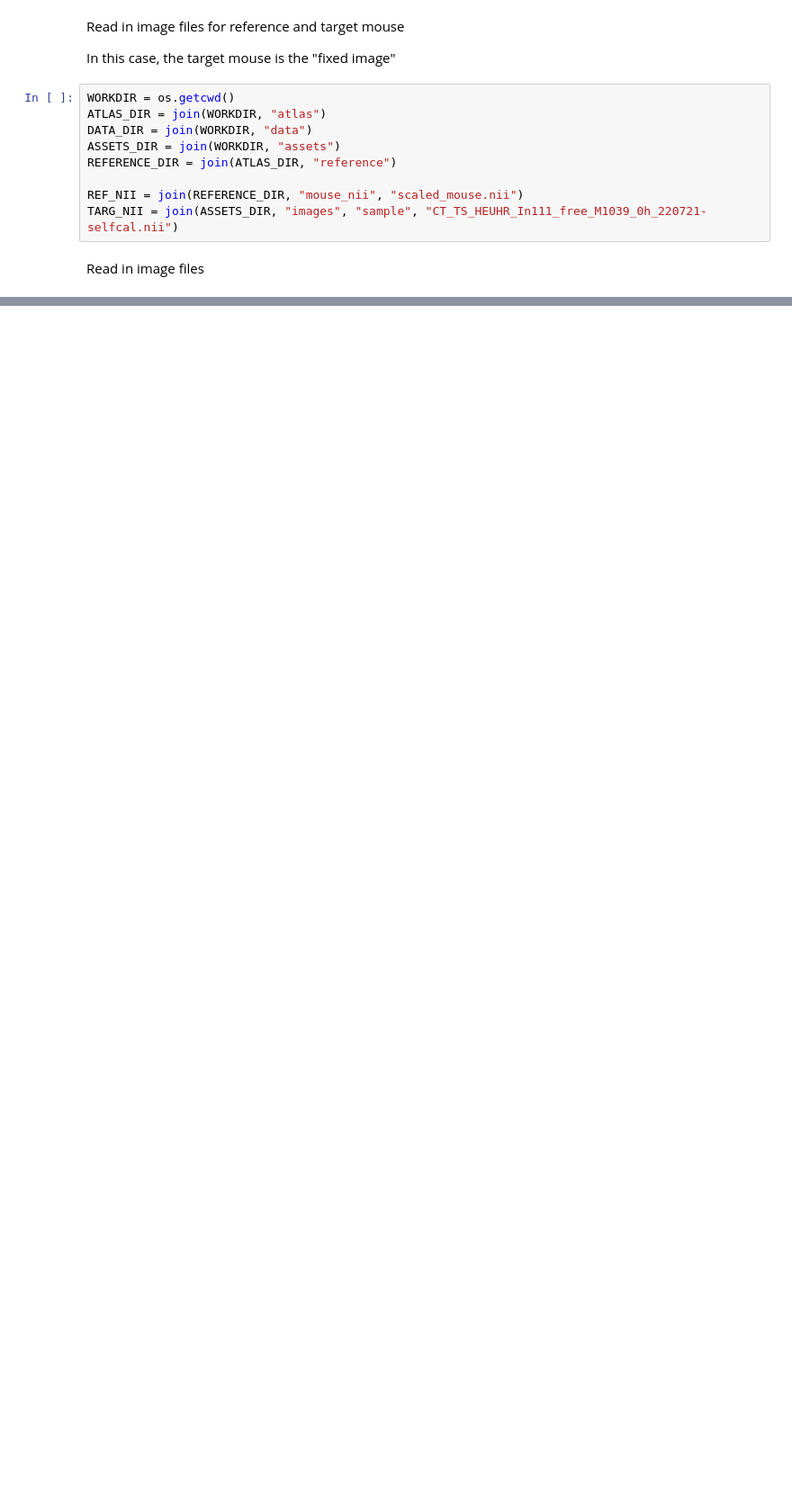
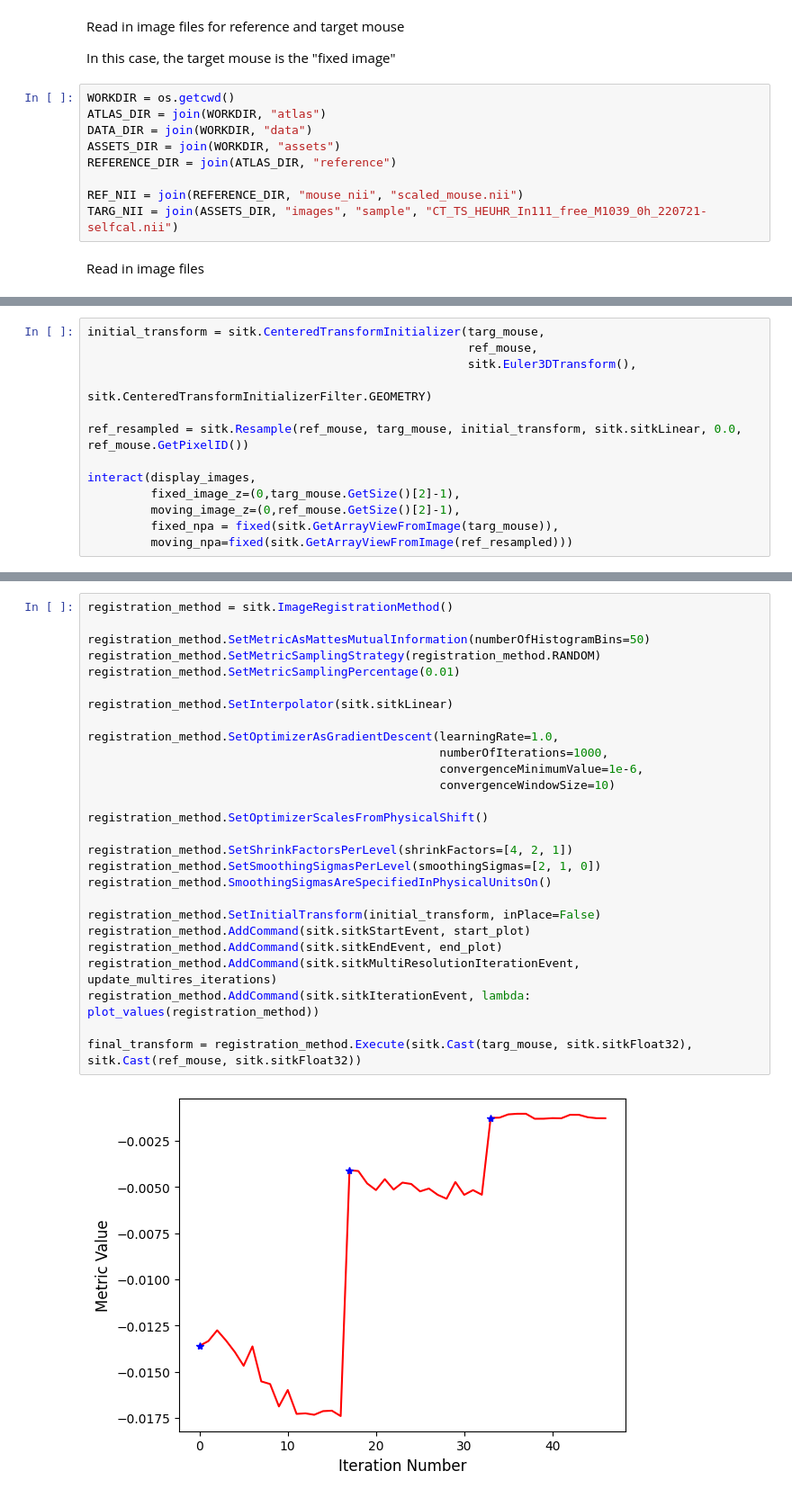
Before and after one commit to InhoStudios/gi-tract-atlas, a Jupyter notebook: perform_registration.ipynb, the cells around one changed output, grey strips where cells are left out. Shown: that part at 90% size. Drawn from its saved outputs; the diff is of its cells as text; blank space fills up the shorter version.

Commit message:
Check gradient descent parameters

```diff
--- a/perform_registration.ipynb
+++ b/perform_registration.ipynb
@@ -125,0 +49,13 @@ interact(display_images, fixed_image_z=(0,targ_mouse.GetSize()[2]-1), moving_ima
+# %%
+initial_transform = sitk.CenteredTransformInitializer(targ_mouse,
+                                                      ref_mouse,
+                                                      sitk.Euler3DTransform(),
+                                                      sitk.CenteredTransformInitializerFilter.GEOMETRY)
+
+ref_resampled = sitk.Resample(ref_mouse, targ_mouse, initial_transform, sitk.sitkLinear, 0.0, ref_mouse.GetPixelID())
+
+interact(display_images,
+         fixed_image_z=(0,targ_mouse.GetSize()[2]-1),
+         moving_image_z=(0,ref_mouse.GetSize()[2]-1),
+         fixed_npa = fixed(sitk.GetArrayViewFromImage(targ_mouse)),
+         moving_npa=fixed(sitk.GetArrayViewFromImage(ref_resampled)))
@@ -125,0 +80,29 @@ interact(display_images, fixed_image_z=(0,targ_mouse.GetSize()[2]-1), moving_ima
+# %%
+registration_method = sitk.ImageRegistrationMethod()
+
+registration_method.SetMetricAsMattesMutualInformation(numberOfHistogramBins=50)
+registration_method.SetMetricSamplingStrategy(registration_method.RANDOM)
+registration_method.SetMetricSamplingPercentage(0.01)
+
+registration_method.SetInterpolator(sitk.sitkLinear)
+
+registration_method.SetOptimizerAsGradientDescent(learningRate=1.0,
+                                                  numberOfIterations=1000,
+                                                  convergenceMinimumValue=1e-6,
+                                                  convergenceWindowSize=10)
+
+registration_method.SetOptimizerScalesFromPhysicalShift()
+
+registration_method.SetShrinkFactorsPerLevel(shrinkFactors=[4, 2, 1])
+registration_method.SetSmoothingSigmasPerLevel(smoothingSigmas=[2, 1, 0])
+registration_method.SmoothingSigmasAreSpecifiedInPhysicalUnitsOn()
+
+registration_method.SetInitialTransform(initial_transform, inPlace=False)
+registration_method.AddCommand(sitk.sitkStartEvent, start_plot)
+registration_method.AddCommand(sitk.sitkEndEvent, end_plot)
+registration_method.AddCommand(sitk.sitkMultiResolutionIterationEvent, update_multires_iterations)
+registration_method.AddCommand(sitk.sitkIterationEvent, lambda: plot_values(registration_method))
+
+final_transform = registration_method.Execute(sitk.Cast(targ_mouse, sitk.sitkFloat32), sitk.Cast(ref_mouse, sitk.sitkFloat32))
+# %% [output]
+[figure, added]
```
Also changed, not shown: parts of 12 cells of this notebook.
